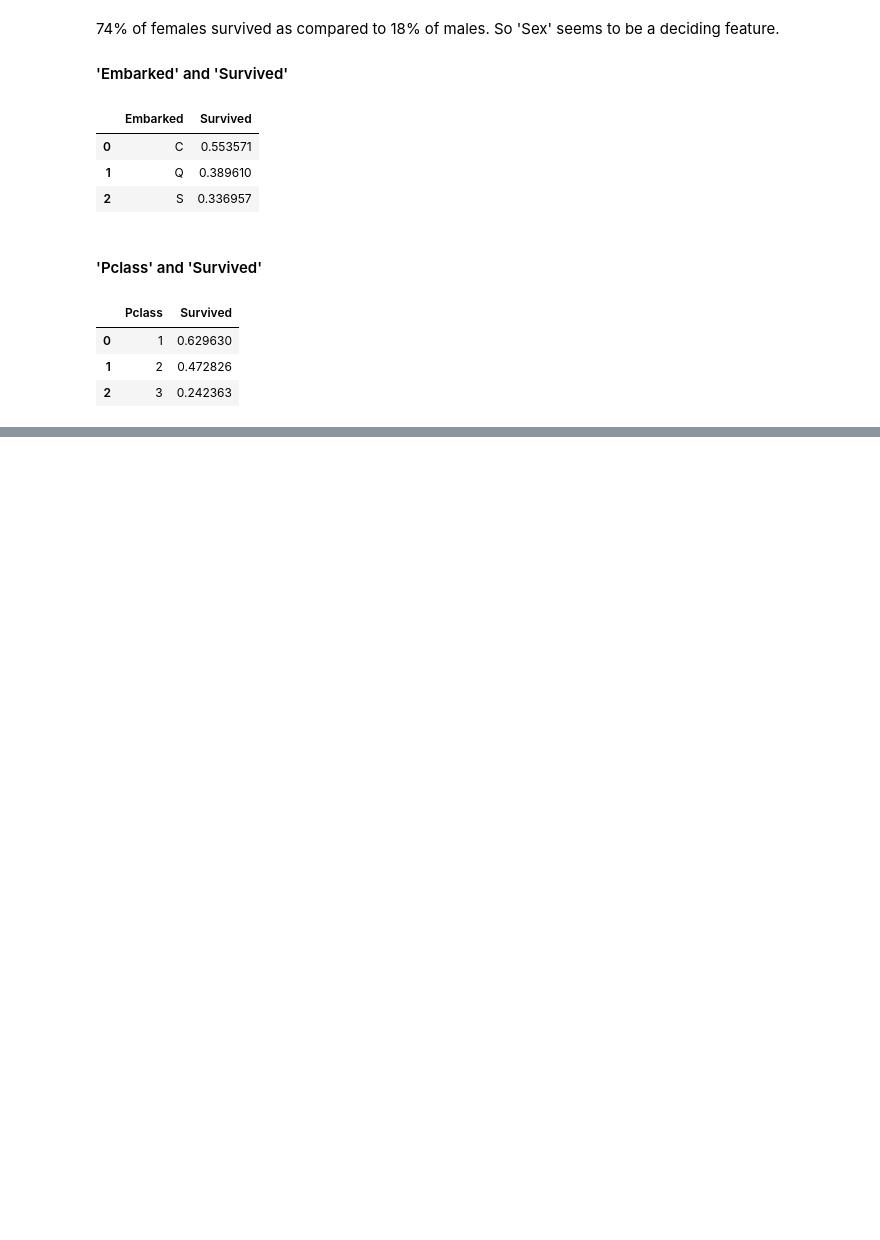
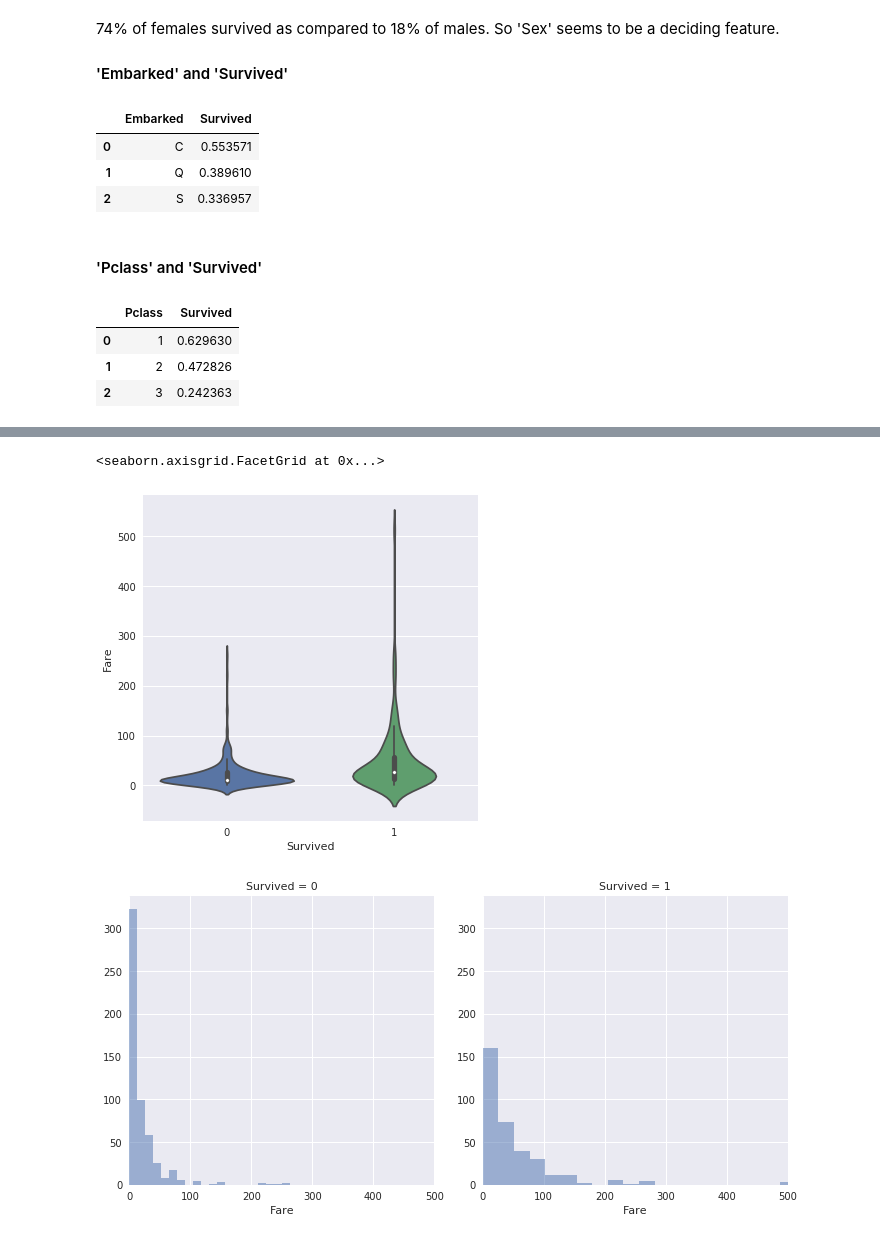
Before and after one commit to skakshay/Titanic, a Jupyter notebook: EDA.ipynb, the cells around one changed output, grey strips where cells are left out. Drawn from its saved outputs; the diff is of its cells as text; code cells hidden in the pictures; blank space fills up the shorter version.

```diff
--- a/EDA.ipynb
+++ b/EDA.ipynb
@@ -131,0 +132,10 @@ _= sns.heatmap(corr, mask=np.zeros_like(corr, dtype=np.bool), cmap=sns.diverging
+# %%
+sns.set(style='darkgrid')
+_,ax = plt.subplots(figsize=(6,6))
+_= sns.violinplot(x='Survived', y='Fare', data=train, ax=ax, scale='count')
+grid = sns.FacetGrid(train, col='Survived', size=5, xlim=(0,500))
+grid.map(plt.hist, 'Fare', alpha=0.5, bins=20)
+# %% [output]
+<seaborn.axisgrid.FacetGrid at 0x...>
+[figure, added]
+[figure, added]
```
Also changed, not shown: parts of 56 cells of this notebook, 6 other files.
